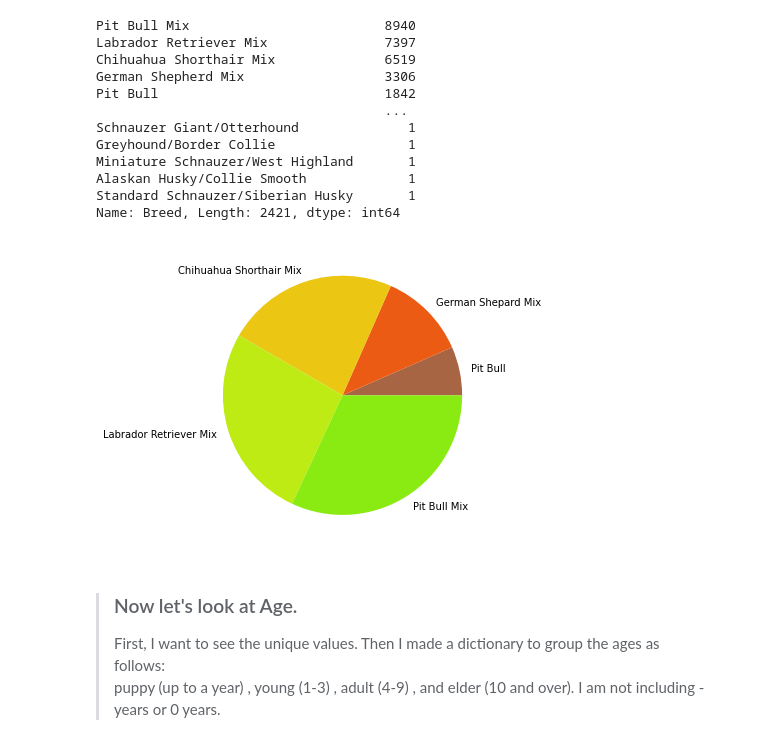
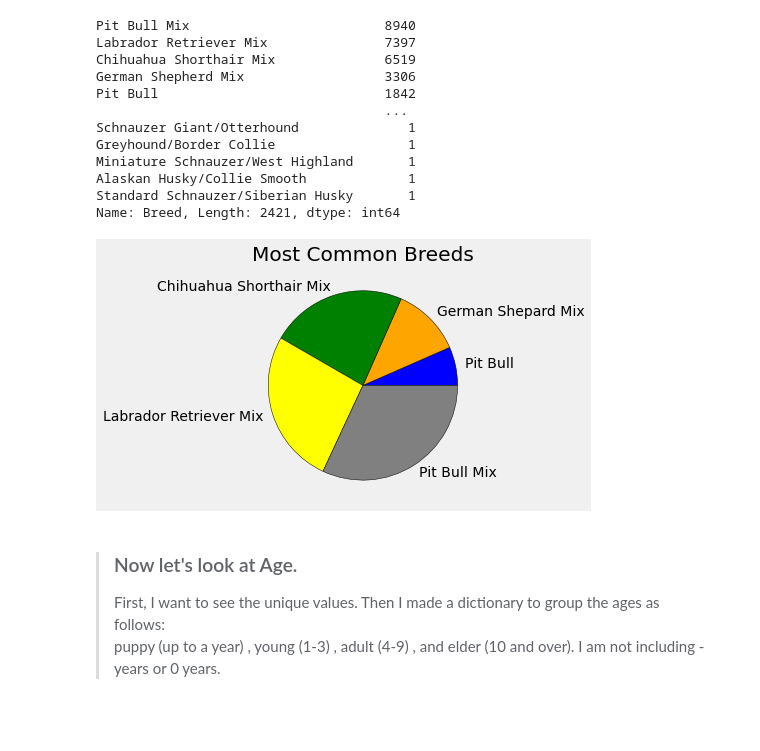
Before and after one commit to happyhorseshoe/doggone, a Jupyter notebook: dogs.ipynb, the cells around one changed output. Cells and saved outputs as stored; diff of their text form; code cells hidden in the pictures; blank space fills up the shorter version.

Commit message:
changed graph

```diff
--- a/dogs.ipynb
+++ b/dogs.ipynb
@@ -124,16 +124,20 @@ Alaskan Husky/Collie Smooth             1
 Standard Schnauzer/Siberian Husky       1
 Name: Breed, Length: 2421, dtype: int64
 # %%
-sizes = [1842,3306,6519,7397,8940]
-explode = (0, 0.1, 0, 0)
-fig = plt.figure(figsize =(5.5, 5.5))
-plt.pie(sizes, labels=('Pit Bull', 'German Shepard Mix', 'Chihuahua Shorthair Mix', 'Labrador Retriever Mix', 'Pit Bull Mix'),
-colors = ("#a86544", "#eb5b13", "#ebc713", "#bdeb13", "#8aeb13"))
+plt.style.use('fivethirtyeight')
+
+slices = [1842,3306,6519,7397,8940]
+labels = ['Pit Bull', 'German Shepard Mix', 'Chihuahua Shorthair Mix', 'Labrador Retriever Mix', 'Pit Bull Mix']
+colors = ['blue', 'orange', 'green', 'yellow', 'gray']
+
+plt.pie(slices, labels=labels,colors=colors, wedgeprops={'edgecolor': 'black'})
 
 
+plt.title("Most Common Breeds")
+plt.tight_layout()
 plt.show()
 # %% [output]
-[figure, old version]
+[figure, new version]
 # %% [markdown]
 > ### Now let's look at Age.
 > First, I want to see the unique values.  Then I made a dictionary to group the ages as follows:<BR>
```
